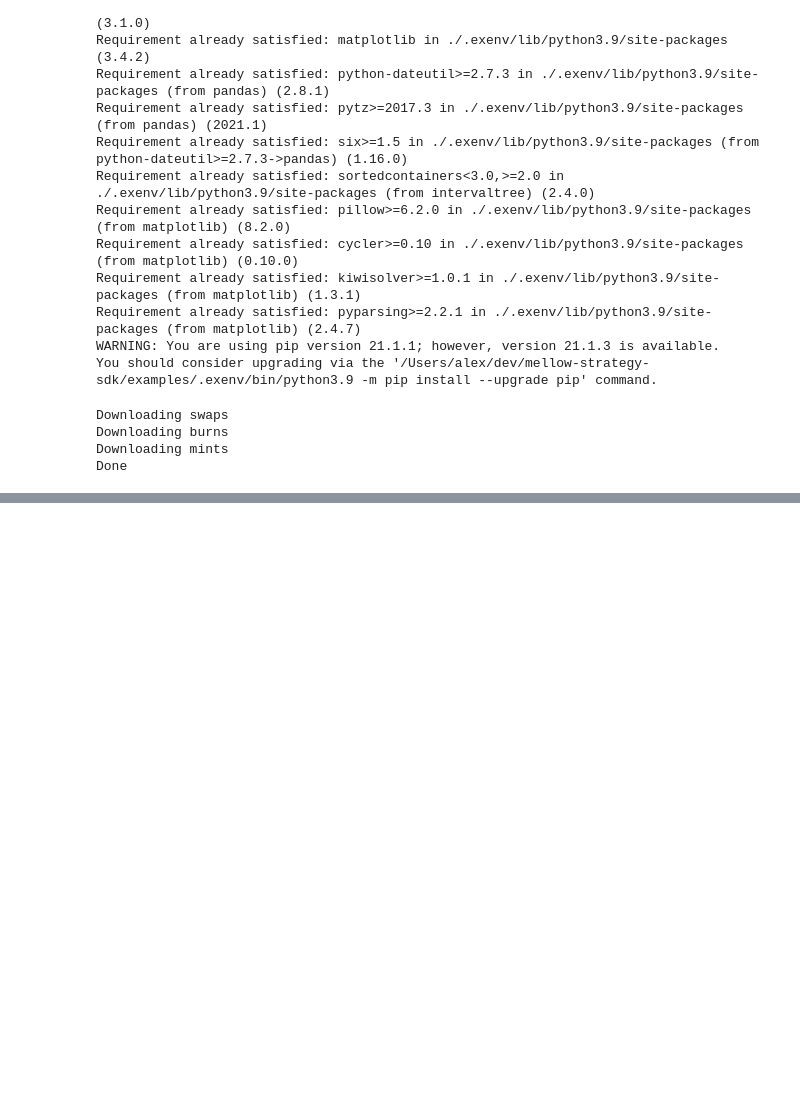
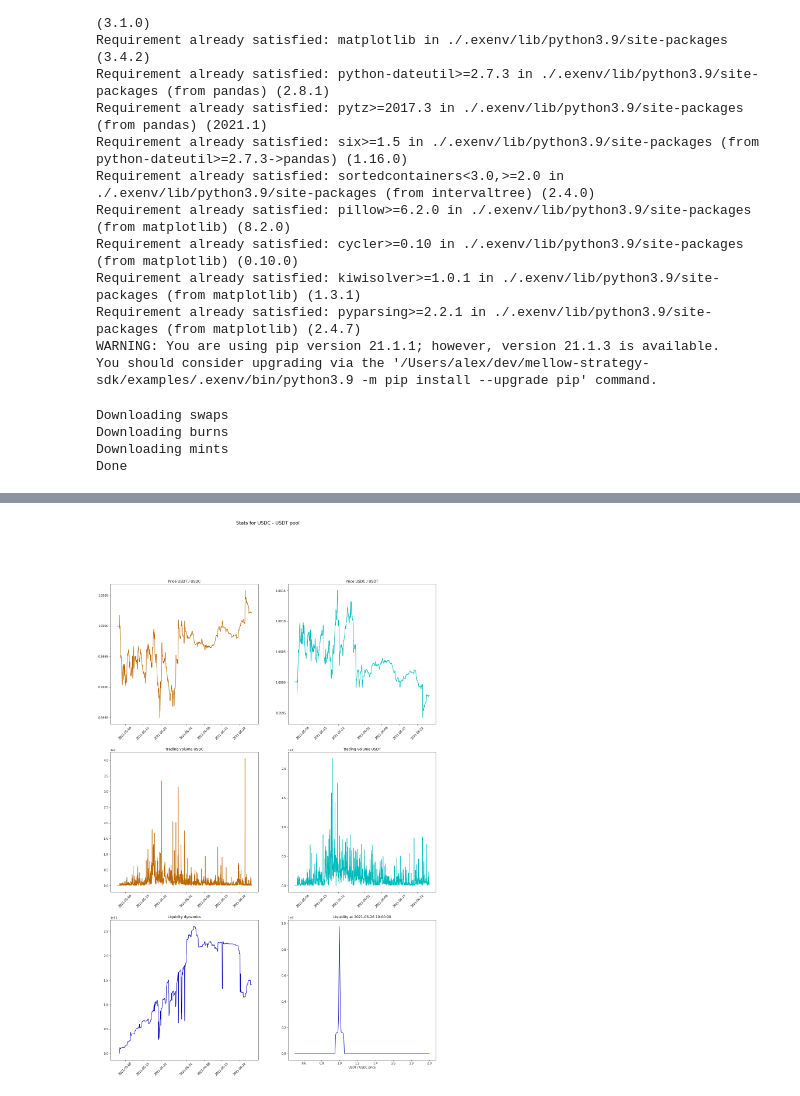
Before and after one commit to mellow-finance/mellow-strategy-sdk, a Jupyter notebook: examples/data.ipynb, the cells around one changed output, grey strips where cells are left out. Cells and saved outputs as stored; diff of their text form; code cells hidden in the pictures; blank space fills up the shorter version.

Commit message:
added pool data

```diff
--- a/examples/data.ipynb
+++ b/examples/data.ipynb
@@ -22,7 +22,7 @@ WARNING: You are using pip version 21.1.1; however, version 21.1.3 is available.
 You should consider upgrading via the '/Users/alex/dev/mellow-strategy-sdk/examples/.exenv/bin/python3.9 -m pip install --upgrade pip' command.
 # %%
 from data import RawData, Pool
-raw = RawData(Pool.ETHWBTC)
+raw = RawData(Pool.USDTUSDC)
 # %% [output]
 Downloading swaps
 Downloading burns
@@ -35,6 +35,7 @@ import numpy as np
 from intervaltree import IntervalTree, Interval
 from data import RawData, Pool, Frequency
 from decimal import Decimal
+from datetime import datetime
 
 class LiquidityDistribution:
     def __init__(self):
@@ -68,15 +69,86 @@ class PoolData:
         self._token0 = token0
         self._token1 = token1
         self._freq = freq
+        self._mints = raw_data.mints
+        self._burns = raw_data.burns
         df = pd.DataFrame()
         decimals_diff = self._token0.decimals() - self._token1.decimals()
+        liquidity_decimals_diff = int((self._token0.decimals() + self._token1.decimals()) / 2)
         df["c"] = raw_data.swaps["sqrt_price_x96"].transform(lambda x: Decimal(x) * Decimal(x) / Decimal(2 ** 192) * Decimal(10 ** decimals_diff))
         df["c_inv"] = 1 / df["c"]
-        self.data = df
+        df["vol0"] = (-raw_data.swaps["amount0"].where(raw_data.swaps["amount0"] < 0)).fillna(0).transform(lambda x: Decimal(x) / 10 ** token0.decimals())
+        df["vol1"] = (-raw_data.swaps["amount1"].where(raw_data.swaps["amount1"] < 0)).fillna(0).transform(lambda x: Decimal(x) / 10 ** token1.decimals())
+        df["l"] = raw_data.swaps["liquidity"].transform(lambda x: Decimal(x) / 10 ** liquidity_decimals_diff)
+        self.data = pd.DataFrame()
+        mean = lambda x: np.nan if len(x) == 0 else Decimal(np.mean(x))
+        sum = lambda x: np.sum(x)
+        self.data["c"] = df["c"].resample(freq.value).agg(mean).ffill()
+        self.data["c_inv"] = 1 / self.data["c"]
+        self.data["vol0"] = df["vol0"].resample(freq.value).agg(sum)
+        self.data["vol1"] = df["vol1"].resample(freq.value).agg(sum)
+        self.data["l"] = df["l"].resample(freq.value).agg(mean)
+
+
+    def liquidity(self, t: datetime, c: float):
+        res = 0
+        for idx, mint in self._mints.iterrows():
+            if mint["tick_lower"] <= c and mint["tick_upper"] >= c:
+                res += mint["amount"]
+        for idx, burn in self._burns.iterrows():
+            if burn["tick_lower"] <= c and burn["tick_upper"] >= c:
+                res -= burn["amount"]
+        liquidity_decimals_diff = int((self._token0.decimals() + self._token1.decimals()) / 2)
+        return Decimal(res) / 10 ** liquidity_decimals_diff
+
+    def plot(self, sizex=20, sizey=30):
+        """
+        Plot tracking data
+
+        :param sizex: `x` size of one chart
+        :param sizey: `y` size of one chart
+        """
+        fig, axes = plt.subplots(3, 2, figsize=(sizex, sizey))
+        fig.suptitle(f"Stats for {self._token0.name()} - {self._token1.name()} pool", fontsize=16)
+        axes[0, 0].plot(self.data["c"], color="#bb6600")
+        axes[0, 0].set_title(f"Price {self._token1.name()} / {self._token0.name()}")
+        axes[0, 0].tick_params(axis='x', labelrotation=45)
+        axes[0, 1].plot(self.data["c_inv"], color="#00bbbb")
+        axes[0, 1].set_title(f"Price {self._token0.name()} / {self._token1.name()}")
+        axes[0, 1].tick_params(axis='x', labelrotation=45)
+        axes[1, 0].plot(self.data["vol0"], color="#bb6600")
+        axes[1, 0].set_title(f"Trading volume {self._token0.name()}")
+        axes[1, 0].tick_params(axis='x', labelrotation=45)
+        axes[1, 1].plot(self.data["vol1"], color="#00bbbb")
+        axes[1, 1].set_title(f"Trading volume {self._token1.name()}")
+        axes[1, 1].tick_params(axis='x', labelrotation=45)
+        axes[2, 0].plot(self.data["l"], color="#0000bb")
+        axes[2, 0].set_title(f"Liquidity dynamics")
+        axes[2, 0].tick_params(axis='x', labelrotation=45)
+
+        current_liquidity = LiquidityDistribution()
+        current_liquidity.append(self._mints, self._burns)
+
+        decimals_diff = self._token0.decimals() - self._token1.decimals()
+        liquidity_decimals_diff = int((self._token0.decimals() + self._token1.decimals()) / 2)
+
+        liq_start = int(np.log(float(self.data["c"].min() / Decimal(10 ** decimals_diff) / 2)) / np.log(1.0001))
+        liq_end = int(np.log(float(self.data["c"].max() / Decimal(10 ** decimals_diff) * 2)) / np.log(1.0001))
+        liq_x = np.linspace(liq_start, liq_end, 200)
+        print(liq_start, liq_end)
+        t = self.data.index[-1]
+        axes[2, 1].plot([1.0001 ** x * 10 ** decimals_diff for x in liq_x], [current_liquidity.at(x) / 10 ** liquidity_decimals_diff for x in liq_x], color="#0000bb")
+        axes[2, 1].set_title(f"Liquidity at {t}")
+        axes[2, 1].set_xlabel(f"{self._token1.name()} / {self._token0.name()} price")
+
+
 
 # raw.swaps.info()
-p = PoolData(raw, Token("WBTC", 8), Token("ETH", 18), Frequency.HOUR)
-p.data["c"]
+p = PoolData(raw, Token("USDC", 6), Token("USDT", 6), Frequency.HOUR)
+p.data.tail(50)
+print("sdf")
+print(p.liquidity(pd.to_datetime("2021-06-30 08:00:00"), 240000))
+print("sdf1")
+p.plot()
 # raw.swaps
 # display(p.data)
 # display(raw.burns)
@@ -97,0 +161 @@ Name: c, Length: 25290, dtype: object
+[figure, added]
```
Also changed, not shown: parts of 1 cell of this notebook.
